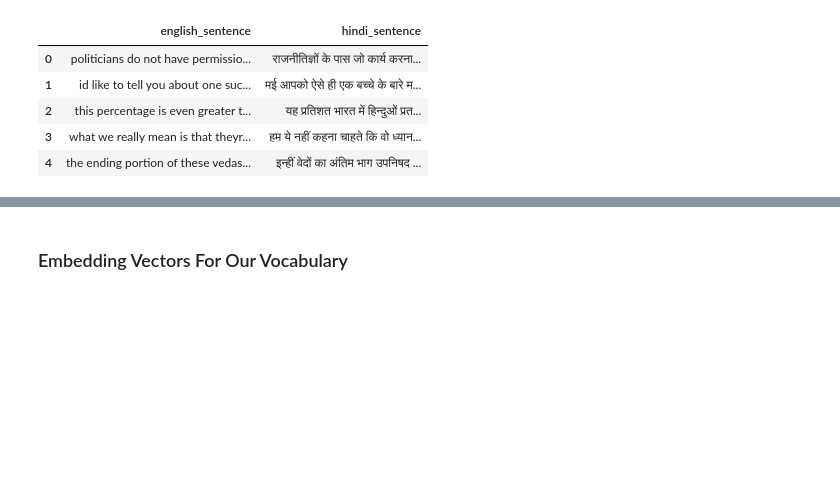
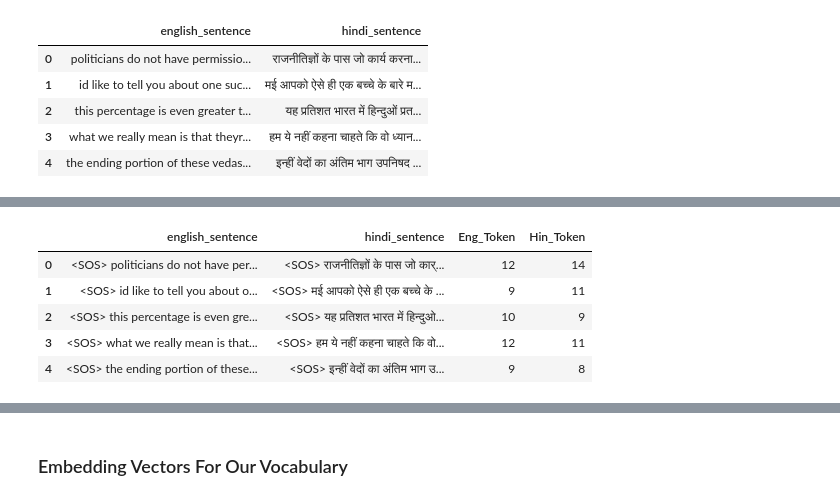
Before and after one commit to aryan7781/English-Hindi-Machine-Translation, a Jupyter notebook: Data Preprocessing.ipynb, the cells around one changed output, grey strips where cells are left out. Saved outputs shown, nothing was run; the diff lists cells and outputs as text; code cells hidden in the pictures; blank space fills up the shorter version.

```diff
--- a/Data Preprocessing.ipynb
+++ b/Data Preprocessing.ipynb
@@ -102,0 +180,9 @@ df.head()
+# %%
+df.head()
+# %% [output]
+|  | english_sentence | hindi_sentence | Eng_Token | Hin_Token |
+| 0 | <SOS> politicians do not have per... | <SOS> राजनीतिज्ञों के पास जो कार्... | 12 | 14 |
+| 1 | <SOS> id like to tell you about o... | <SOS> मई आपको ऐसे ही एक बच्चे के ... | 9 | 11 |
+| 2 | <SOS> this percentage is even gre... | <SOS> यह प्रतिशत भारत में हिन्दुओ... | 10 | 9 |
+| 3 | <SOS> what we really mean is that... | <SOS> हम ये नहीं कहना चाहते कि वो... | 12 | 11 |
+| 4 | <SOS> the ending portion of these... | <SOS> इन्हीं वेदों का अंतिम भाग उ... | 9 | 8 |
```
Also changed, not shown: parts of 25 cells of this notebook.
